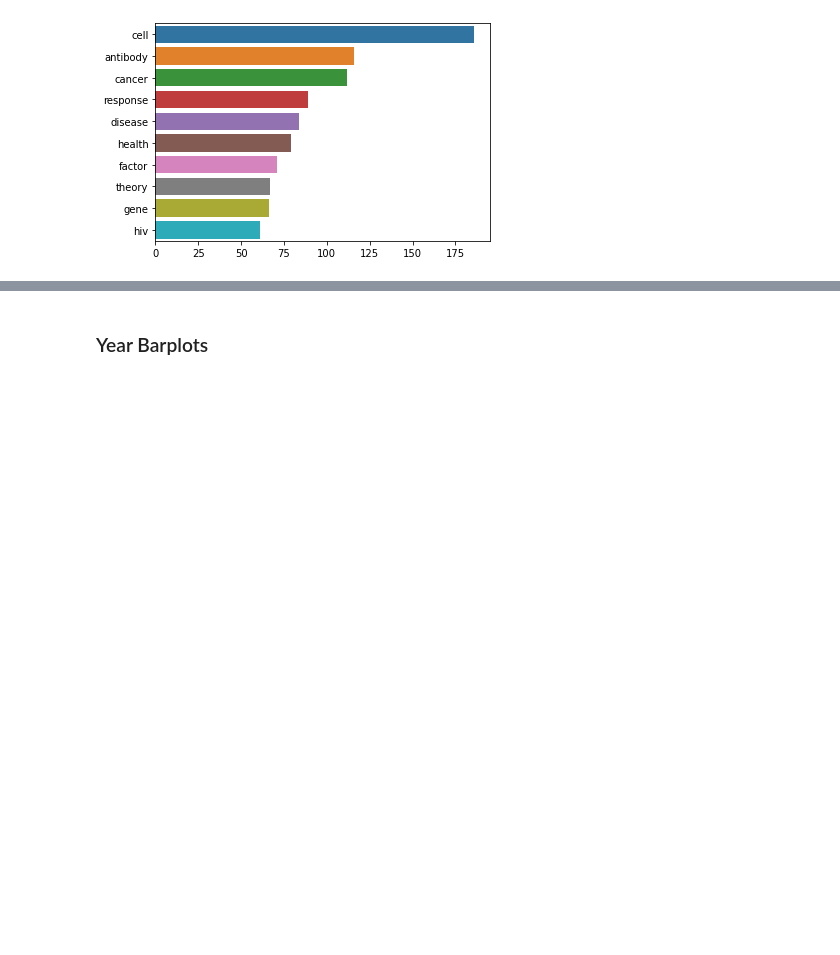
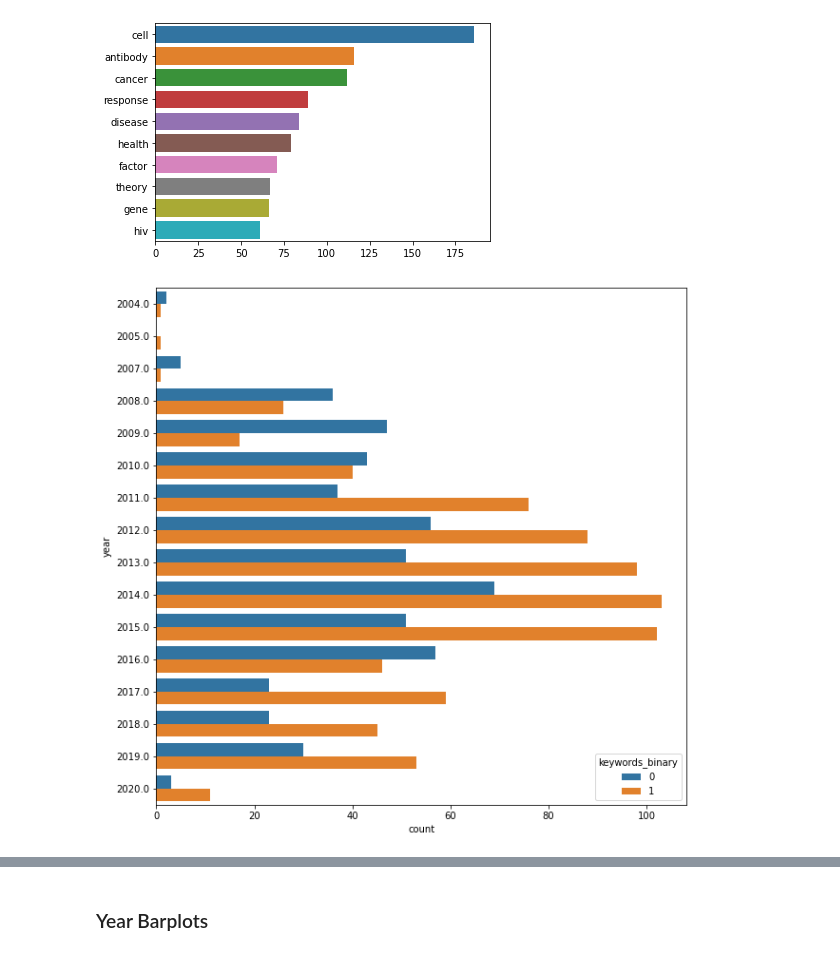
Before and after one commit to lmpack01/Research-Article-Retraction-Project, a Jupyter notebook: EDA and Feature Engineering.ipynb, the cells around one changed output, grey strips where cells are left out. Drawn from its saved outputs; the diff is of its cells as text; code cells hidden in the pictures; blank space fills up the shorter version.

```diff
--- a/EDA and Feature Engineering.ipynb
+++ b/EDA and Feature Engineering.ipynb
@@ -515,3 +644,8 @@ sns.barplot(y=['cell', 'antibody', 'cancer', 'response', 'disease', 'health', 'f
            x = [186, 116, 112, 89, 84, 79, 71, 67, 66, 61], orient='h');
 # %% [output]
 [figure]
+# %%
+plt.figure(figsize=(10,10))
+sns.countplot(y = retract['year'], hue=retract['keywords_binary'], orient = 'h');
+# %% [output]
+[figure, added]
```
Also changed, not shown: parts of 68 cells of this notebook, 1 other file.
